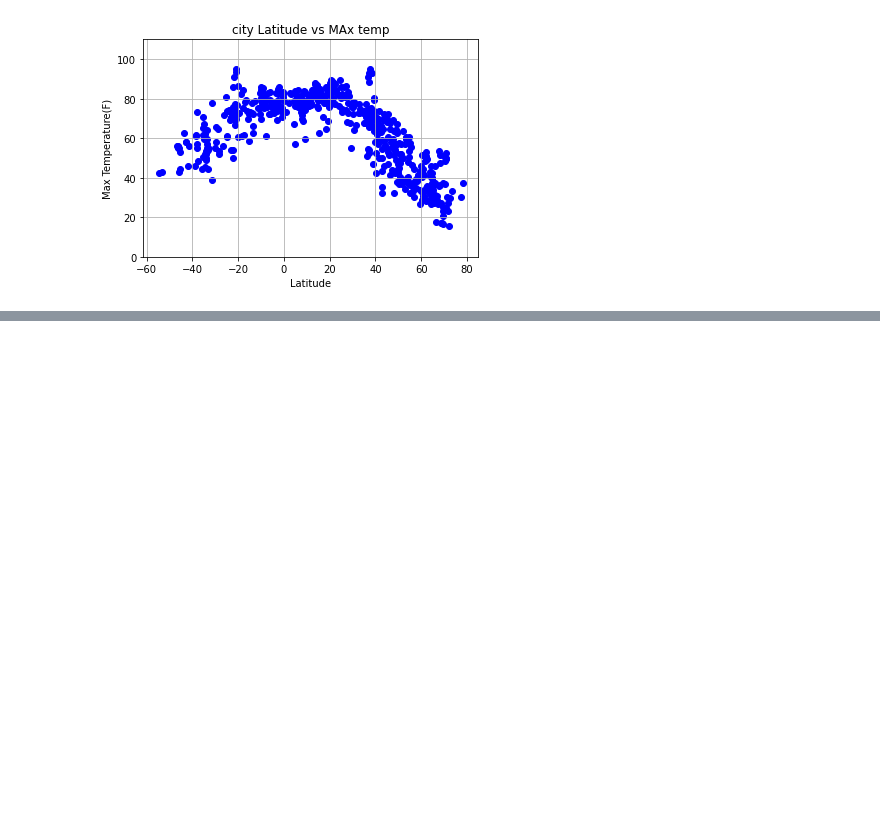
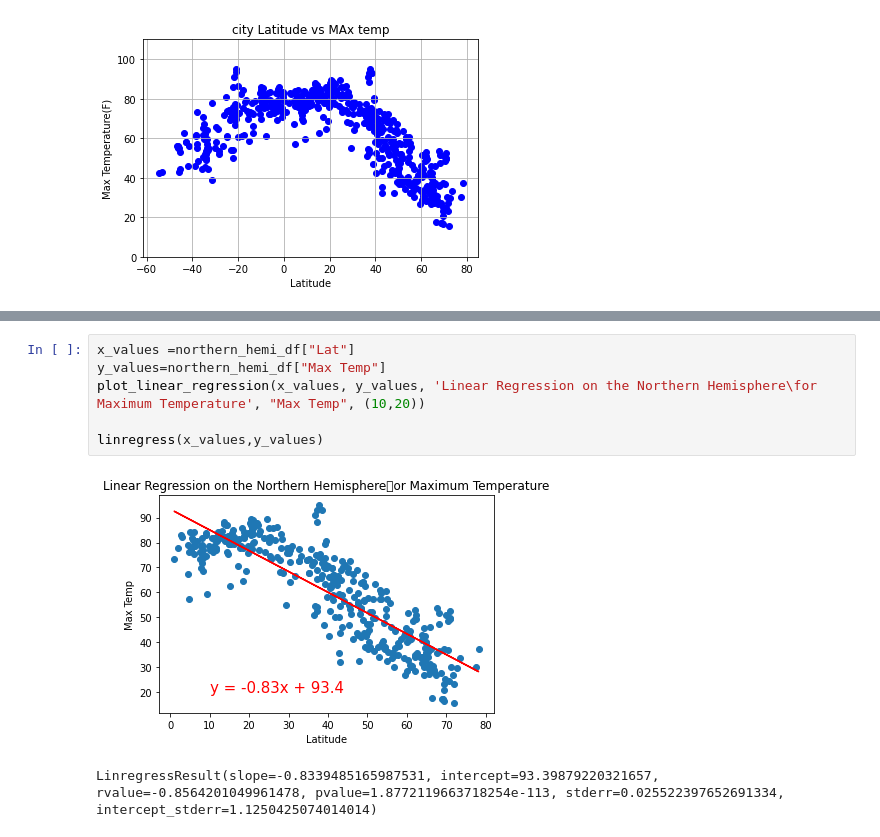
Before and after one commit to maryamt95/World_Weather_Analysis, a Jupyter notebook: WeatherPy.ipynb, the cells around one changed output, grey strips where cells are left out. Cells and saved outputs as stored; diff of their text form; blank space fills up the shorter version.

```diff
--- a/WeatherPy.ipynb
+++ b/WeatherPy.ipynb
@@ -249,0 +289,9 @@ plt.savefig("weather_data/Fig4.png")
+# %%
+x_values =northern_hemi_df["Lat"]
+y_values=northern_hemi_df["Max Temp"]
+plot_linear_regression(x_values, y_values, 'Linear Regression on the Northern Hemisphere\for Maximum Temperature', "Max Temp", (10,20))
+
+linregress(x_values,y_values)
+# %% [output]
+[figure, added]
+LinregressResult(slope=-0.8339485165987531, intercept=93.39879220321657, rvalue=-0.8564201049961478, pvalue=1.8772119663718254e-113, stderr=0.025522397652691334, intercept_stderr=1.1250425074014014)
```
Also changed, not shown: parts of 31 cells of this notebook.
